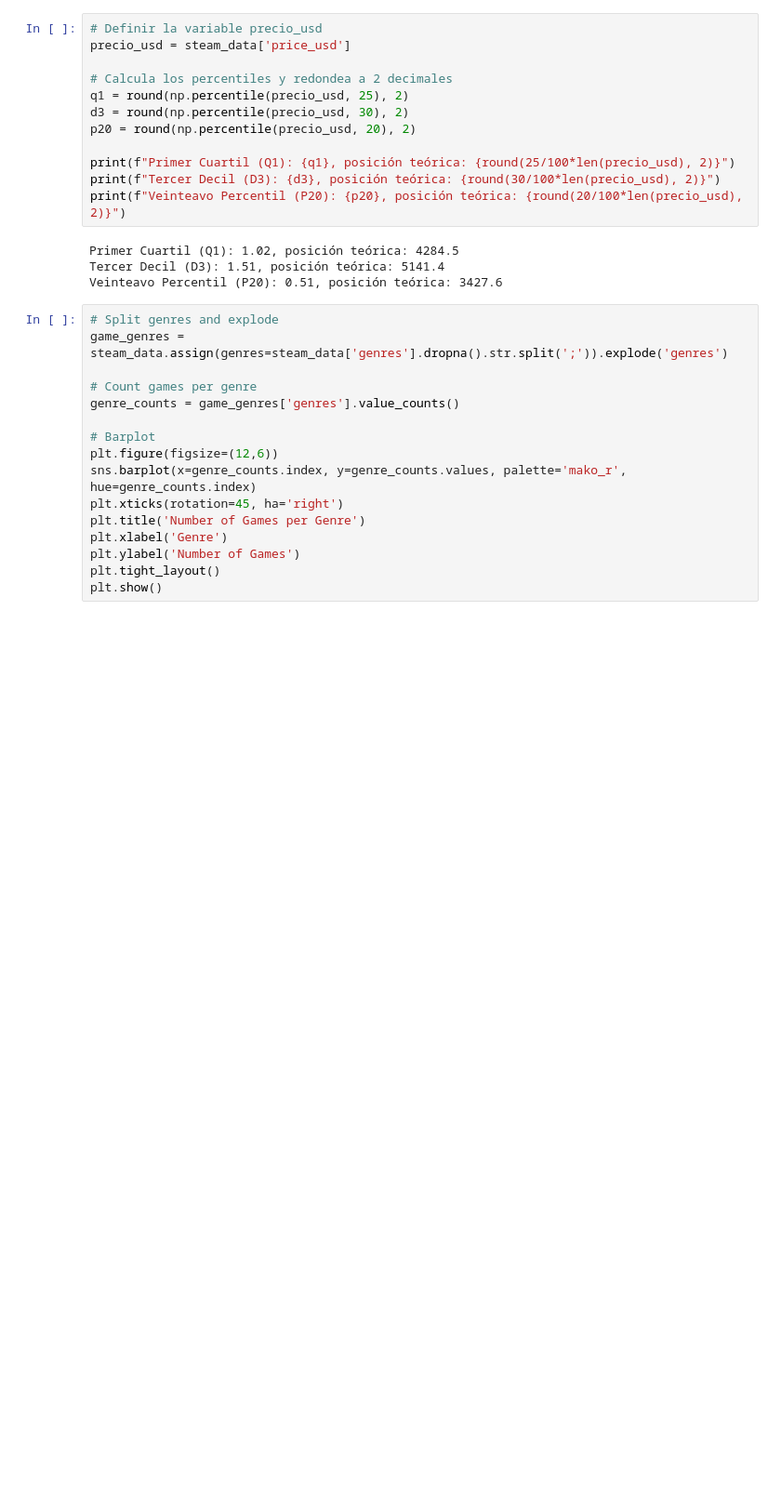
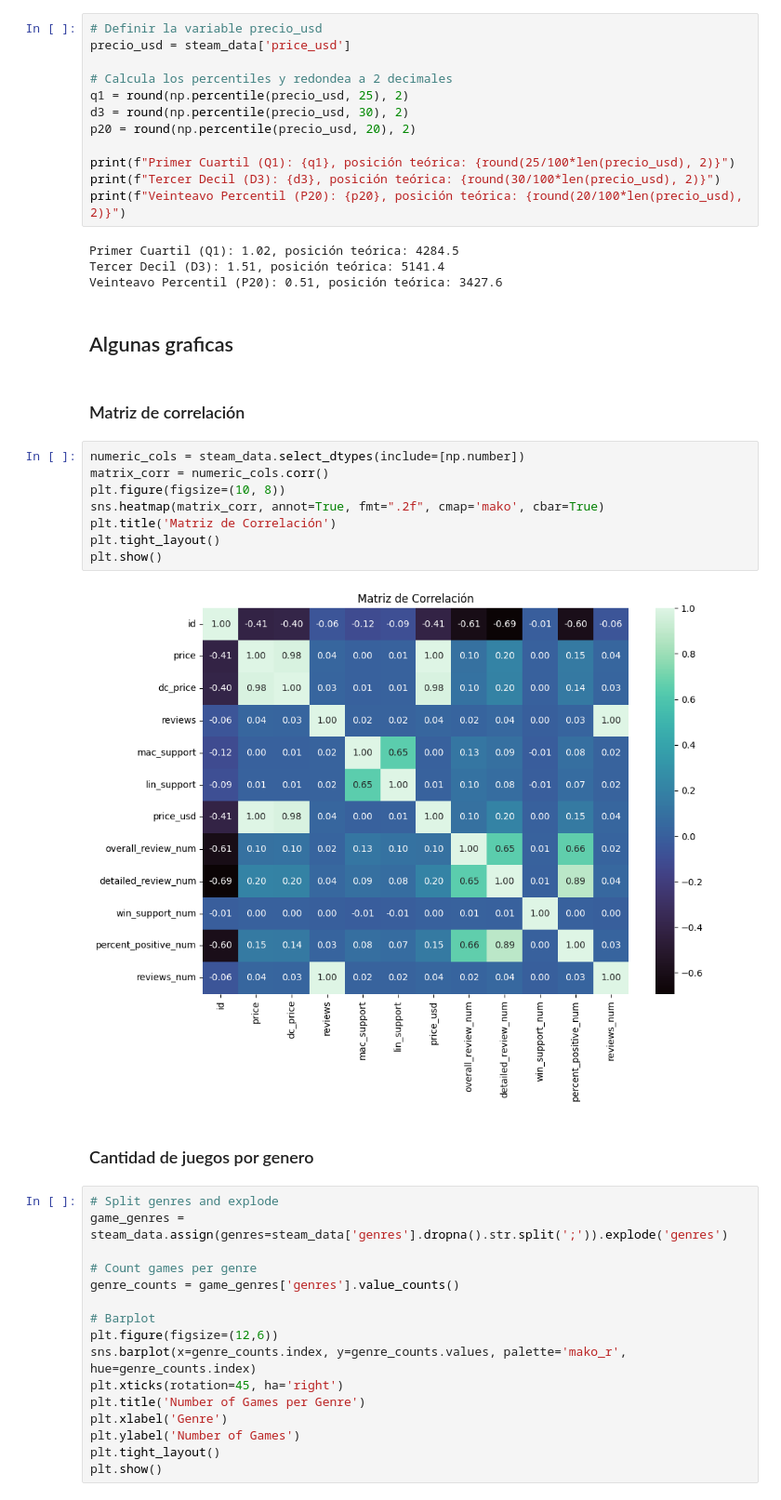
Before and after one commit to delav-dev/steam-pc-games-analysis, a Jupyter notebook: data_analysis.ipynb, the cells around one changed output. Shown at 93% size. Saved outputs shown, nothing was run; the diff lists cells and outputs as text; blank space fills up the shorter version.

```diff
--- a/data_analysis.ipynb
+++ b/data_analysis.ipynb
@@ -638,6 +663,22 @@ print(f"Veinteavo Percentil (P20): {p20}, posición teórica: {round(20/100*len(
 Primer Cuartil (Q1): 1.02, posición teórica: 4284.5
 Tercer Decil (D3): 1.51, posición teórica: 5141.4
 Veinteavo Percentil (P20): 0.51, posición teórica: 3427.6
+# %% [markdown]
+## Algunas graficas
+# %% [markdown]
+### Matriz de correlación
+# %%
+numeric_cols = steam_data.select_dtypes(include=[np.number])
+matrix_corr = numeric_cols.corr()
+plt.figure(figsize=(10, 8))
+sns.heatmap(matrix_corr, annot=True, fmt=".2f", cmap='mako', cbar=True)
+plt.title('Matriz de Correlación')
+plt.tight_layout()
+plt.show()
+# %% [output]
+[figure, added]
+# %% [markdown]
+### Cantidad de juegos por genero
 # %%
 # Split genres and explode
 game_genres = steam_data.assign(genres=steam_data['genres'].dropna().str.split(';')).explode('genres')
```
Also changed, not shown: parts of 8 cells of this notebook.
